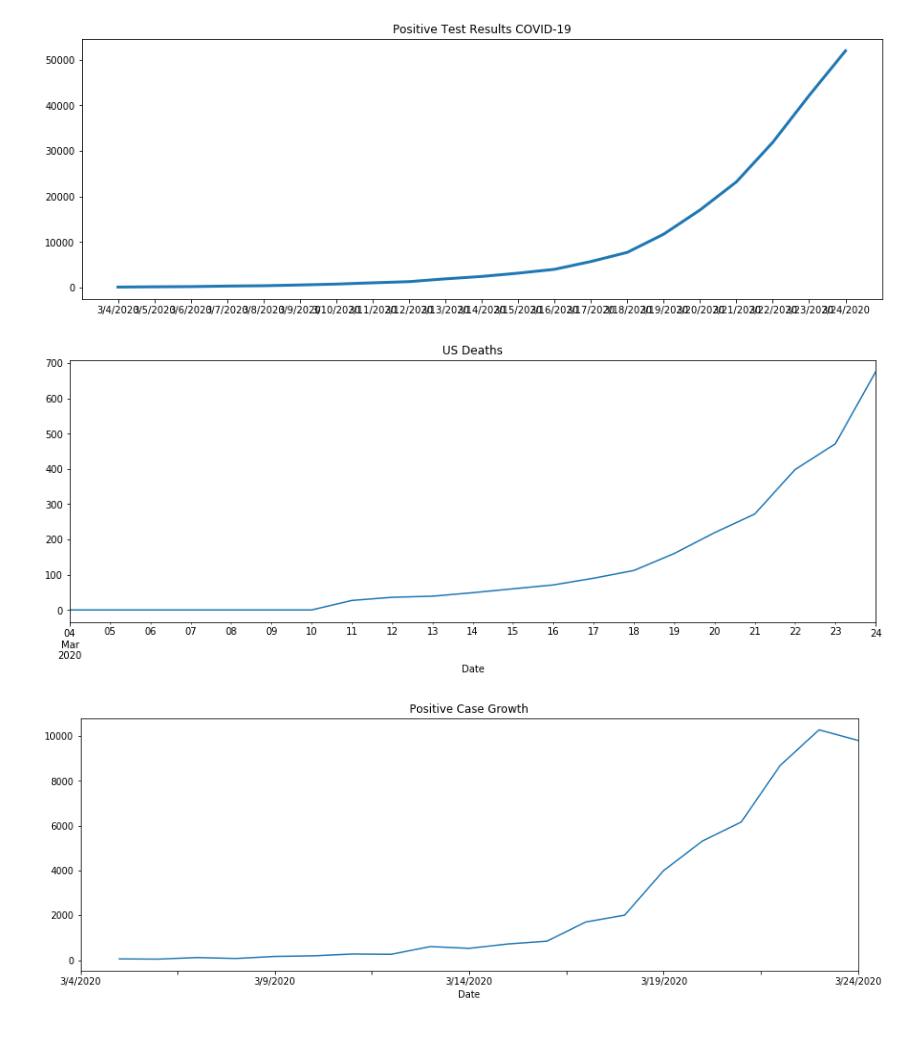
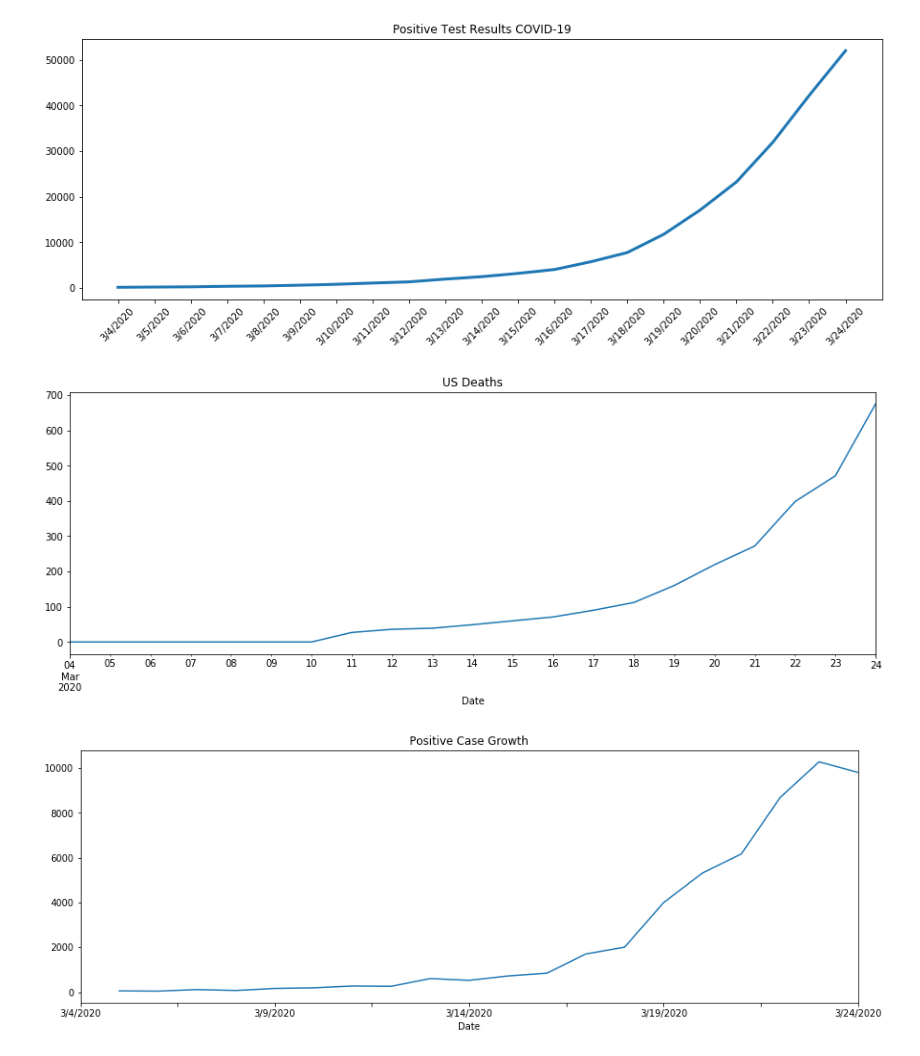
Before and after one commit to joelsewhere/covid-19, a Jupyter notebook: Coronavirus_data_tracker.ipynb, the cells around one changed output. Cells and saved outputs as stored; diff of their text form; code cells hidden in the pictures.

```diff
--- a/Coronavirus_data_tracker.ipynb
+++ b/Coronavirus_data_tracker.ipynb
@@ -129,7 +129,8 @@ plotting.set_index('Date', drop = True, inplace = True)
 xaxis = plotting.index
 fig = plt.figure(figsize=(15,5))
 plt.plot(xaxis, plotting.Positive.values, label = 'Positive', linewidth=3)
-plt.title('Positive Test Results COVID-19');
+plt.title('Positive Test Results COVID-19')
+plt.xticks(rotation=45)
 plt.show()
 fig.savefig('images/positive_tests.png')
 
@@ -200,34 +201,34 @@ today['positive_rate'] = today.Positive/today.Total
 
 rates = today.sort_values(by='positive_rate', ascending = False)
 rates = rates[['State', 'positive_rate', 'Deaths', 'Positive']]
 
 rates = rates.set_index('State')
 
 
 
 colors = [Color(pick_for=x).get_hex_l() for x in rates.index]
 
 fig = go.Figure([go.Bar(x=rates.index, y=rates.positive_rate, marker_color=colors)])
 fig.update_layout(
     title_text = 'Positive Test Rate',
     geo_scope='usa', # limite map scope to USA
 )
 fig.show()
 fig.write_image('images/positive_test_rate.png')
 
 rates['death_rate'] = rates.Deaths/rates.Positive
 
 rates = rates.sort_values(by='death_rate', ascending=False)
 
 fig = go.Figure([go.Bar(x=rates.index, y=rates.death_rate, marker_color=colors)])
 fig.update_layout(
     title_text = 'Mortality Rate',
     geo_scope='usa', # limite map scope to USA
 )
 fig.show()
 fig.write_image('images/mortality_rate.png')
 # %% [output]
-[figure, old version]
+[figure, new version]
 [figure]
 [figure]
 [figure]
```
